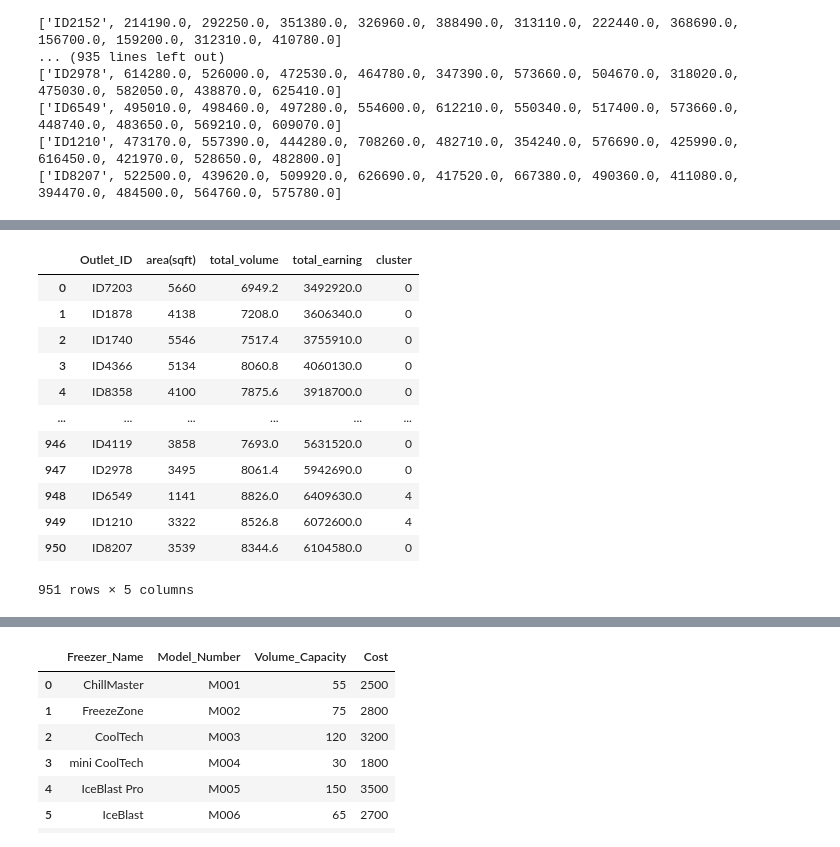
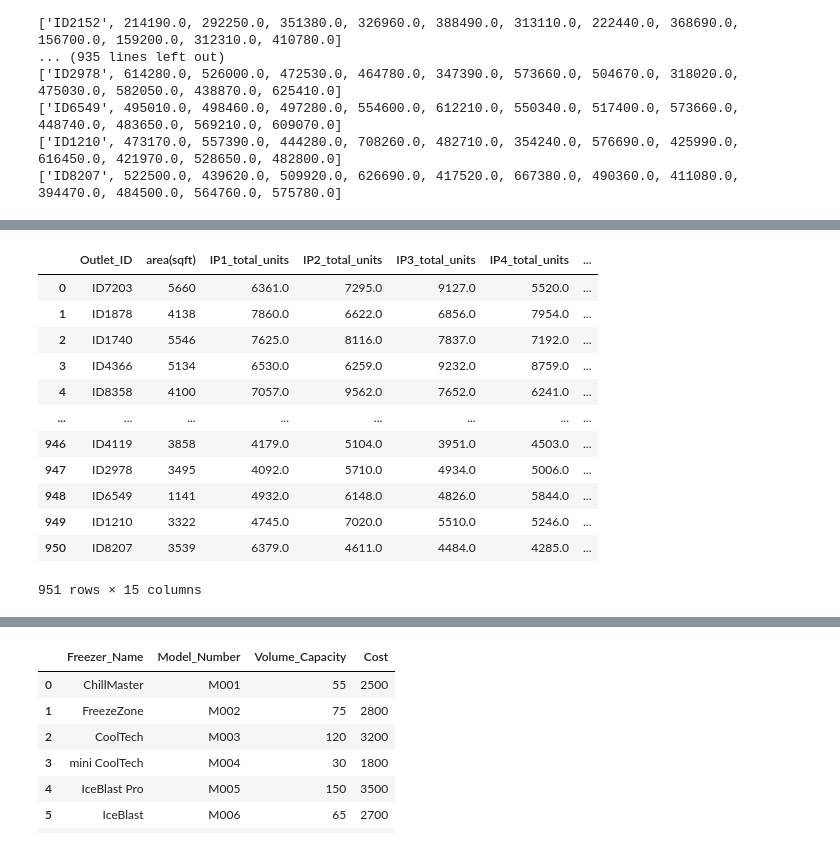
Before and after one commit to sandani98/DataStorm_4_semi_finals, a Jupyter notebook: datastorm_semi_finals.ipynb, the cells around one changed output, grey strips where cells are left out. Drawn from its saved outputs; the diff is of its cells as text; code cells hidden in the pictures.

Commit message:
Finalized codes

```diff
--- a/datastorm_semi_finals.ipynb
+++ b/datastorm_semi_finals.ipynb
@@ -293,8 +328,10 @@ for outlet_id in outlets:
 
 outlet_total_volume_per_week = pd.DataFrame(total_volume_lst, columns=header_lst_total_volume)
 outlet_total_earning_per_week = pd.DataFrame(total_earning_lst, columns=header_lst_total_earning)
+outlet_total_product_units = pd.DataFrame(total_product_units, columns=header_lst_product_units)
 
-outlet_data_extra = pd.merge(outlet_total_volume_per_week,outlet_total_earning_per_week,how='left',on='Outlet_ID')
+outlet_data_extra0 = pd.merge(outlet_total_volume_per_week,outlet_total_earning_per_week,how='left',on='Outlet_ID')
+outlet_data_extra = pd.merge(outlet_data_extra0,outlet_total_product_units,how='left',on='Outlet_ID')
 outlet_data_extra
 # %% [output]
 |  | Outlet_ID | W_1_total_volume | W_2_total_volume | W_3_total_volume | W_4_total_volume | W_5_total_volume | ... |
@@ -390,7 +432,10 @@ Report SWEETVIZ_REPORT.html was generated! NOTEBOOK/COLAB USERS: the web browser
 
 from sklearn.preprocessing import StandardScaler
 
-col_names = ['area(sqft)', 'total_volume', 'total_earning']
+col_names = ['area(sqft)','IP1_total_units', 'IP2_total_units',
+       'IP3_total_units', 'IP4_total_units', 'IP5_total_units',
+       'BP1_total_units', 'BP2_total_units', 'BP3_total_units',
+       'BP4_total_units', 'BP5_total_units', 'total_volume', 'total_earning']
 features = final_outlet_data[col_names]
 scaler = StandardScaler().fit(features.values)
 features = scaler.transform(features.values)
@@ -413,15 +458,18 @@ scaled_features
 # %%
-# segmentation model
-
 import matplotlib.pyplot as plt
 from sklearn.datasets import make_blobs
 from sklearn.cluster import KMeans
+from sklearn.metrics import silhouette_score
 from sklearn.decomposition import PCA
 from mpl_toolkits.mplot3d import Axes3D
 
+from sklearn.metrics import silhouette_score
+from sklearn.metrics import davies_bouldin_score
+from sklearn.metrics import calinski_harabasz_score
+
 SSE = []
 for cluster in range(1,15):
-    kmeans = KMeans(n_clusters = cluster,max_iter=200, init='k-means++',random_state=44)
+    kmeans = KMeans(n_clusters = cluster, init='k-means++',random_state=42)
     kmeans.fit(scaled_features)
     SSE.append(kmeans.inertia_)
 # converting the results into a dataframe and plotting them
@@ -436,5 +517,5 @@ Text(0, 0.5, 'Inertia')
 # %%
-# building the model with 2 clusters
-kmeans = KMeans( n_clusters = 7, init='k-means++')
+# building the model with 3 clusters
+kmeans = KMeans( n_clusters = 3, init='k-means++',random_state=44)
 kmeans.fit(scaled_features)
 # %% [output]
@@ -474,21 +523,24 @@ calinski_harabasz_inces :  1528.797887324127
 # %%
 # segmentation model interpretation and visualization
 
 pred = kmeans.predict(scaled_features)
-frame = pd.DataFrame(final_outlet_data[['Outlet_ID','area(sqft)','total_volume','total_earning']])
+frame = pd.DataFrame(final_outlet_data[['Outlet_ID','area(sqft)','IP1_total_units', 'IP2_total_units',
+       'IP3_total_units', 'IP4_total_units', 'IP5_total_units',
+       'BP1_total_units', 'BP2_total_units', 'BP3_total_units',
+       'BP4_total_units', 'BP5_total_units', 'total_volume', 'total_earning']])
 frame['cluster'] = pred
 frame
 # %% [output]
-|  | Outlet_ID | area(sqft) | total_volume | total_earning | cluster |
-| 0 | ID7203 | 5660 | 6949.2 | 3492920.0 | 0 |
-| 1 | ID1878 | 4138 | 7208.0 | 3606340.0 | 0 |
-| 2 | ID1740 | 5546 | 7517.4 | 3755910.0 | 0 |
-| 3 | ID4366 | 5134 | 8060.8 | 4060130.0 | 0 |
-| 4 | ID8358 | 4100 | 7875.6 | 3918700.0 | 0 |
-| ... | ... | ... | ... | ... | ... |
-| 946 | ID4119 | 3858 | 7693.0 | 5631520.0 | 0 |
-| 947 | ID2978 | 3495 | 8061.4 | 5942690.0 | 0 |
-| 948 | ID6549 | 1141 | 8826.0 | 6409630.0 | 4 |
-| 949 | ID1210 | 3322 | 8526.8 | 6072600.0 | 4 |
-| 950 | ID8207 | 3539 | 8344.6 | 6104580.0 | 0 |
+|  | Outlet_ID | area(sqft) | IP1_total_units | IP2_total_units | IP3_total_units | IP4_total_units | ... |
+| 0 | ID7203 | 5660 | 6361.0 | 7295.0 | 9127.0 | 5520.0 | ... |
+| 1 | ID1878 | 4138 | 7860.0 | 6622.0 | 6856.0 | 7954.0 | ... |
+| 2 | ID1740 | 5546 | 7625.0 | 8116.0 | 7837.0 | 7192.0 | ... |
+| 3 | ID4366 | 5134 | 6530.0 | 6259.0 | 9232.0 | 8759.0 | ... |
+| 4 | ID8358 | 4100 | 7057.0 | 9562.0 | 7652.0 | 6241.0 | ... |
+| ... | ... | ... | ... | ... | ... | ... | ... |
+| 946 | ID4119 | 3858 | 4179.0 | 5104.0 | 3951.0 | 4503.0 | ... |
+| 947 | ID2978 | 3495 | 4092.0 | 5710.0 | 4934.0 | 5006.0 | ... |
+| 948 | ID6549 | 1141 | 4932.0 | 6148.0 | 4826.0 | 5844.0 | ... |
+| 949 | ID1210 | 3322 | 4745.0 | 7020.0 | 5510.0 | 5246.0 | ... |
+| 950 | ID8207 | 3539 | 6379.0 | 4611.0 | 4484.0 | 4285.0 | ... |
-951 rows × 5 columns
+951 rows × 15 columns
```
Also changed, not shown: parts of 24 cells of this notebook, 4 other files.
